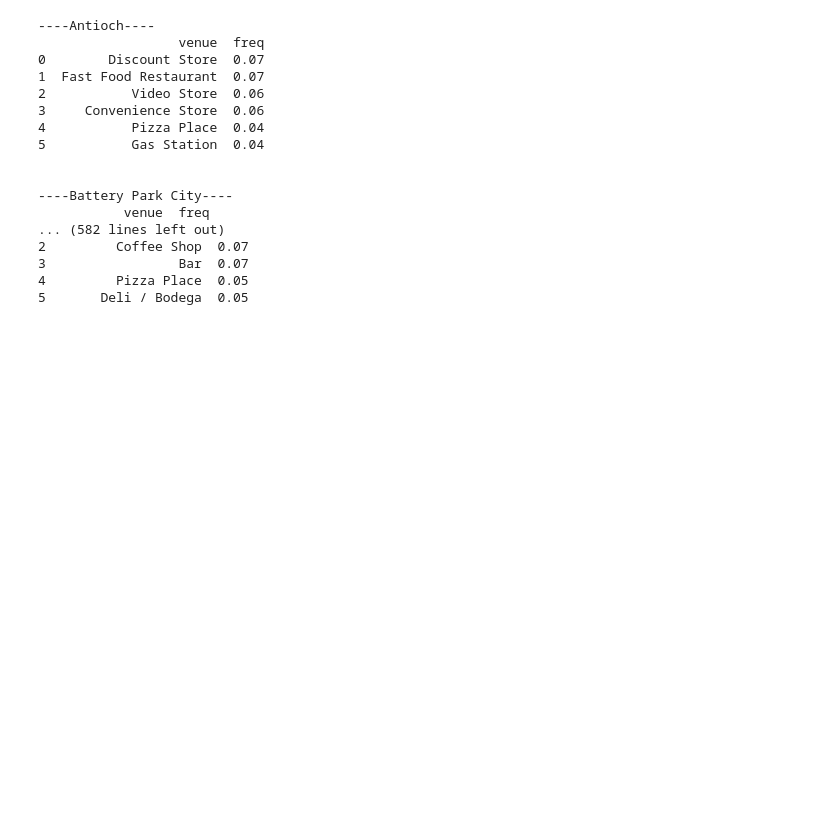
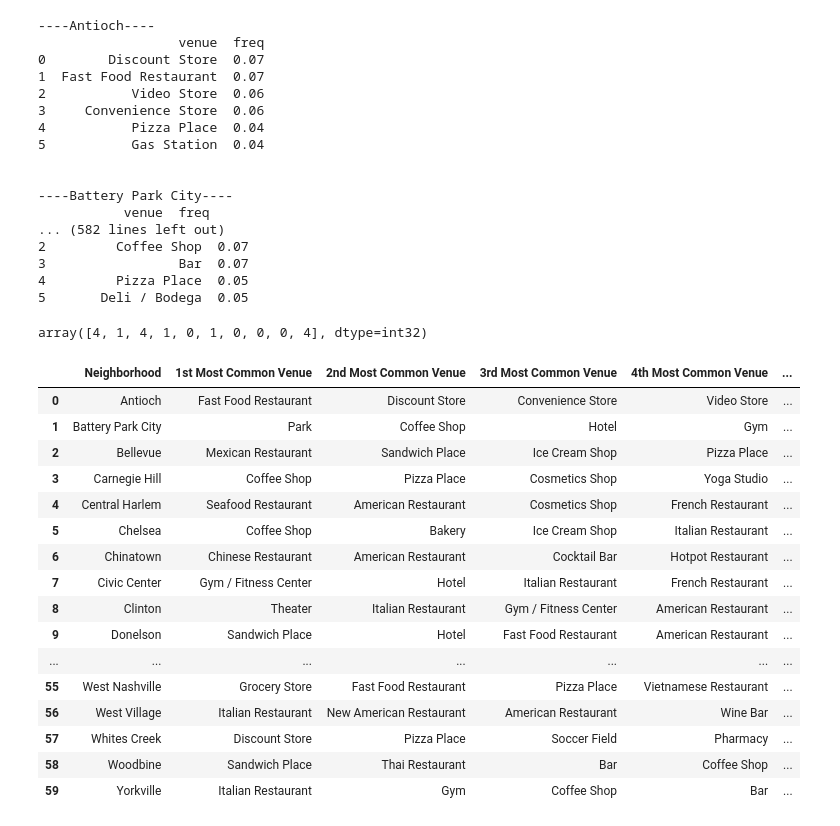
Before and after one commit to penghit/Coursera_Applied_Data_Science_Capstone, a Jupyter notebook: Final_Notebook.ipynb, the cells around one changed output. Cells and saved outputs as stored; diff of their text form; code cells hidden in the pictures; blank space fills up the shorter version.

Commit message:
Published from Watson Studio.

```diff
--- a/Final_Notebook.ipynb
+++ b/Final_Notebook.ipynb
@@ -327,3 +327,61 @@ for hood in all_grouped['Neighborhood']:
 3                 Bar  0.07
 4         Pizza Place  0.05
 5       Deli / Bodega  0.05
+# %%
+# set number of clusters
+kclusters = 5
+
+all_grouped_clustering = all_grouped.drop('Neighborhood', 1)
+
+# run k-means clustering
+kmeans = KMeans(n_clusters=kclusters, random_state=0).fit(all_grouped_clustering)
+
+# check cluster labels generated for each row in the dataframe
+kmeans.labels_[0:10]
+# %% [output]
+array([4, 1, 4, 1, 0, 1, 0, 0, 0, 4], dtype=int32)
+# %%
+def return_most_common_venues(row, num_top_venues):
+    row_categories = row.iloc[1:]
+    row_categories_sorted = row_categories.sort_values(ascending=False)
+
+    return row_categories_sorted.index.values[0:num_top_venues]
+# %%
+num_top_venues = 10
+
+indicators = ['st', 'nd', 'rd']
+
+# create columns according to number of top venues
+columns = ['Neighborhood']
+for ind in np.arange(num_top_venues):
+    try:
+        columns.append('{}{} Most Common Venue'.format(ind+1, indicators[ind]))
+    except:
+        columns.append('{}th Most Common Venue'.format(ind+1))
+
+# create a new dataframe
+neighborhoods_venues_sorted = pd.DataFrame(columns=columns)
+neighborhoods_venues_sorted['Neighborhood'] = all_grouped['Neighborhood']
+
+for ind in np.arange(all_grouped.shape[0]):
+    neighborhoods_venues_sorted.iloc[ind, 1:] = return_most_common_venues(all_grouped.iloc[ind, :], num_top_venues)
+
+neighborhoods_venues_sorted
+# %% [output]
+|  | Neighborhood | 1st Most Common Venue | 2nd Most Common Venue | 3rd Most Common Venue | 4th Most Common Venue | ... |
+| 0 | Antioch | Fast Food Restaurant | Discount Store | Convenience Store | Video Store | ... |
+| 1 | Battery Park City | Park | Coffee Shop | Hotel | Gym | ... |
+| 2 | Bellevue | Mexican Restaurant | Sandwich Place | Ice Cream Shop | Pizza Place | ... |
+| 3 | Carnegie Hill | Coffee Shop | Pizza Place | Cosmetics Shop | Yoga Studio | ... |
+| 4 | Central Harlem | Seafood Restaurant | American Restaurant | Cosmetics Shop | French Restaurant | ... |
+| 5 | Chelsea | Coffee Shop | Bakery | Ice Cream Shop | Italian Restaurant | ... |
+| 6 | Chinatown | Chinese Restaurant | American Restaurant | Cocktail Bar | Hotpot Restaurant | ... |
+| 7 | Civic Center | Gym / Fitness Center | Hotel | Italian Restaurant | French Restaurant | ... |
+| 8 | Clinton | Theater | Italian Restaurant | Gym / Fitness Center | American Restaurant | ... |
+| 9 | Donelson | Sandwich Place | Hotel | Fast Food Restaurant | American Restaurant | ... |
+| ... | ... | ... | ... | ... | ... | ... |
+| 55 | West Nashville | Grocery Store | Fast Food Restaurant | Pizza Place | Vietnamese Restaurant | ... |
+| 56 | West Village | Italian Restaurant | New American Restaurant | American Restaurant | Wine Bar | ... |
+| 57 | Whites Creek | Discount Store | Pizza Place | Soccer Field | Pharmacy | ... |
+| 58 | Woodbine | Sandwich Place | Thai Restaurant | Bar | Coffee Shop | ... |
+| 59 | Yorkville | Italian Restaurant | Gym | Coffee Shop | Bar | ... |
```
Also changed, not shown: parts of 7 cells of this notebook.
